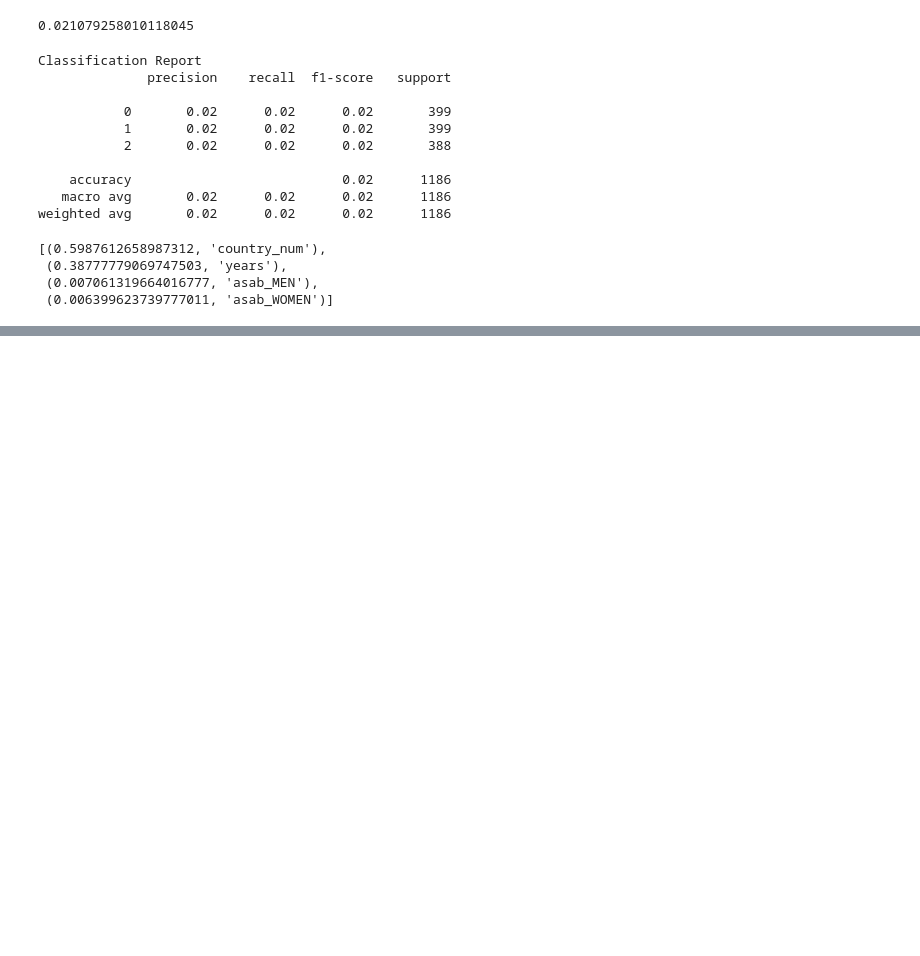
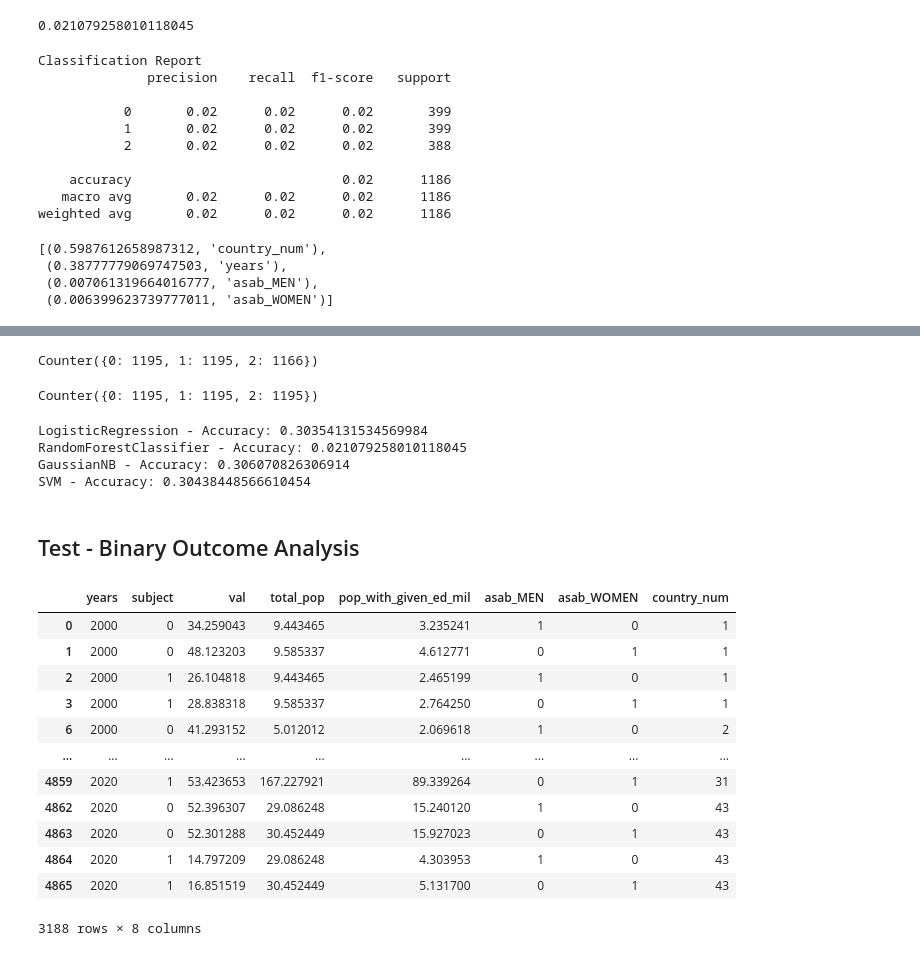
Before and after one commit to adshaughn/edu-attainment, a Jupyter notebook: machine_learning_models.ipynb, the cells around one changed output, grey strips where cells are left out. Cells and saved outputs as stored; diff of their text form; code cells hidden in the pictures; blank space fills up the shorter version.

Commit message:
set target set to have only two outcomes, just to test..

```diff
--- a/machine_learning_models.ipynb
+++ b/machine_learning_models.ipynb
@@ -437,0 +349,5 @@ KeyError: 0
+# %%
+from collections import Counter
+Counter(y_train)
+# %% [output]
+Counter({0: 1195, 1: 1195, 2: 1166})
@@ -437,0 +358,41 @@ KeyError: 0
+# %%
+Counter(y_resampled)
+# %% [output]
+Counter({0: 1195, 1: 1195, 2: 1195})
+# %%
+# Run Analysis Again with Oversampled Data
+oversampling_result = []
+for model in ml_list:
+    ml = ml_list[model]
+    ml.fit(x_resampled, y_resampled)
+    y_pred = ml.predict(x_test)
+    accuracy = accuracy_score(y_test, y_pred)
+    results.append({
+        "name": model,
+        "accuracy":accuracy
+    })
+    print(f"{model} - Accuracy: {accuracy}")
+# %% [output]
+LogisticRegression - Accuracy: 0.30354131534569984
+RandomForestClassifier - Accuracy: 0.021079258010118045
+GaussianNB - Accuracy: 0.306070826306914
+SVM - Accuracy: 0.30438448566610454
+# %% [markdown]
+## Test - Binary Outcome Analysis
+# %%
+edu_attain_filtered = edu_attain[edu_attain['subject'] != 2]
+edu_attain_filtered
+# %% [output]
+|  | years | subject | val | total_pop | pop_with_given_ed_mil | asab_MEN | asab_WOMEN | country_num |
+| 0 | 2000 | 0 | 34.259043 | 9.443465 | 3.235241 | 1 | 0 | 1 |
+| 1 | 2000 | 0 | 48.123203 | 9.585337 | 4.612771 | 0 | 1 | 1 |
+| 2 | 2000 | 1 | 26.104818 | 9.443465 | 2.465199 | 1 | 0 | 1 |
+| 3 | 2000 | 1 | 28.838318 | 9.585337 | 2.764250 | 0 | 1 | 1 |
+| 6 | 2000 | 0 | 41.293152 | 5.012012 | 2.069618 | 1 | 0 | 2 |
+| ... | ... | ... | ... | ... | ... | ... | ... | ... |
+| 4859 | 2020 | 1 | 53.423653 | 167.227921 | 89.339264 | 0 | 1 | 31 |
+| 4862 | 2020 | 0 | 52.396307 | 29.086248 | 15.240120 | 1 | 0 | 43 |
+| 4863 | 2020 | 0 | 52.301288 | 30.452449 | 15.927023 | 0 | 1 | 43 |
+| 4864 | 2020 | 1 | 14.797209 | 29.086248 | 4.303953 | 1 | 0 | 43 |
+| 4865 | 2020 | 1 | 16.851519 | 30.452449 | 5.131700 | 0 | 1 | 43 |
+3188 rows × 8 columns
```
Also changed, not shown: parts of 30 cells of this notebook.
